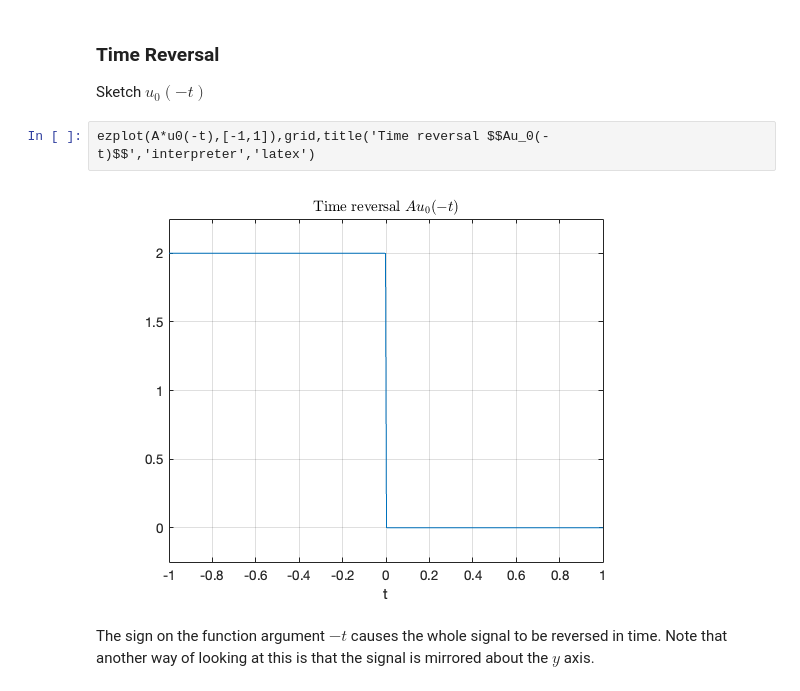
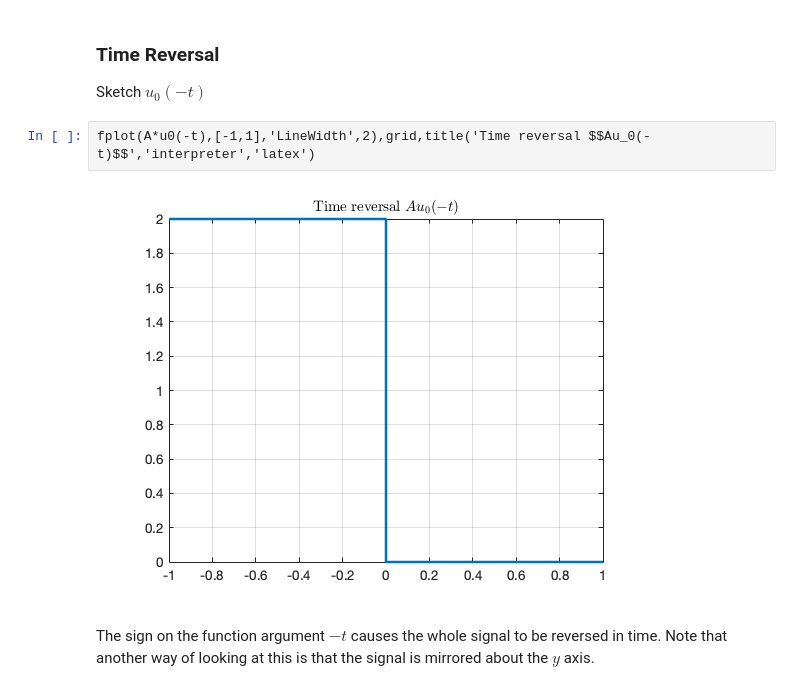
Before and after one commit to cpjobling/eg-150-textbook, a Jupyter notebook: _sources/signals_and_systems/elementary_signals/index.ipynb, the cells around one changed output. Cells and saved outputs as stored; diff of their text form.

```diff
--- a/_sources/signals_and_systems/elementary_signals/index.ipynb
+++ b/_sources/signals_and_systems/elementary_signals/index.ipynb
@@ -102,9 +103,9 @@ Note that, because of the sign, the signal is mirrored about the $x$ axis as wel
 
 Sketch $u_0(-t)$
 # %%
-ezplot(A*u0(-t),[-1,1]),grid,title('Time reversal $$Au_0(-t)$$','interpreter','latex')
+fplot(A*u0(-t),[-1,1],'LineWidth',2),grid,title('Time reversal $$Au_0(-t)$$','interpreter','latex')
 # %% [output]
-[figure, old version]
+[figure, new version]
 # %% [markdown]
 The sign on the function argument $-t$ causes the whole signal to be reversed in time. Note that another way of looking at this is that the signal is mirrored about the $y$ axis.
 # %% [markdown]
```
Also changed, not shown: parts of 7 cells of this notebook, 42 other files.
